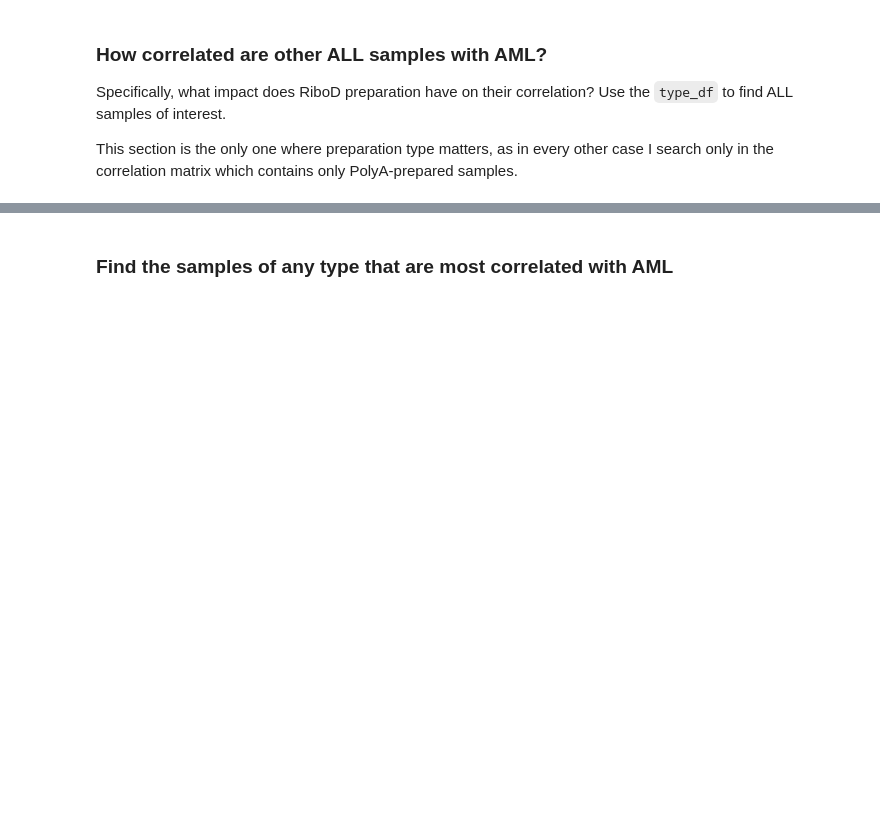
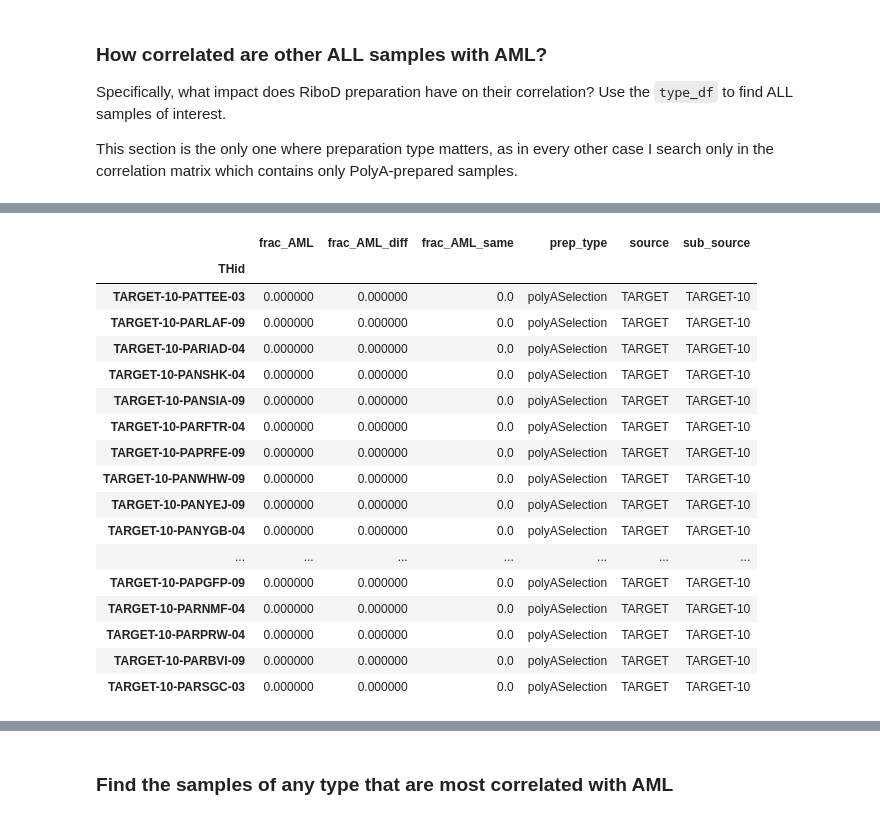
Before and after one commit to KellerJordan/TURG-Research, a Jupyter notebook: Analysis.ipynb, the cells around one changed output, grey strips where cells are left out. Saved outputs shown, nothing was run; the diff lists cells and outputs as text; code cells hidden in the pictures; blank space fills up the shorter version.

```diff
--- a/Analysis.ipynb
+++ b/Analysis.ipynb
@@ -76,0 +129,21 @@ This section is the only one where preparation type matters, as in every other c
+# %%
+samples_df.loc[samples_df['source'] == 'TARGET'].sort_values(by=['frac_AML_same'], ascending=True).head(20)
+# %% [output]
+|  | frac_AML | frac_AML_diff | frac_AML_same | prep_type | source | sub_source |
+| THid |  |  |  |  |  |  |
+| TARGET-10-PATTEE-03 | 0.000000 | 0.000000 | 0.0 | polyASelection | TARGET | TARGET-10 |
+| TARGET-10-PARLAF-09 | 0.000000 | 0.000000 | 0.0 | polyASelection | TARGET | TARGET-10 |
+| TARGET-10-PARIAD-04 | 0.000000 | 0.000000 | 0.0 | polyASelection | TARGET | TARGET-10 |
+| TARGET-10-PANSHK-04 | 0.000000 | 0.000000 | 0.0 | polyASelection | TARGET | TARGET-10 |
+| TARGET-10-PANSIA-09 | 0.000000 | 0.000000 | 0.0 | polyASelection | TARGET | TARGET-10 |
+| TARGET-10-PARFTR-04 | 0.000000 | 0.000000 | 0.0 | polyASelection | TARGET | TARGET-10 |
+| TARGET-10-PAPRFE-09 | 0.000000 | 0.000000 | 0.0 | polyASelection | TARGET | TARGET-10 |
+| TARGET-10-PANWHW-09 | 0.000000 | 0.000000 | 0.0 | polyASelection | TARGET | TARGET-10 |
+| TARGET-10-PANYEJ-09 | 0.000000 | 0.000000 | 0.0 | polyASelection | TARGET | TARGET-10 |
+| TARGET-10-PANYGB-04 | 0.000000 | 0.000000 | 0.0 | polyASelection | TARGET | TARGET-10 |
+| ... | ... | ... | ... | ... | ... | ... |
+| TARGET-10-PAPGFP-09 | 0.000000 | 0.000000 | 0.0 | polyASelection | TARGET | TARGET-10 |
+| TARGET-10-PARNMF-04 | 0.000000 | 0.000000 | 0.0 | polyASelection | TARGET | TARGET-10 |
+| TARGET-10-PARPRW-04 | 0.000000 | 0.000000 | 0.0 | polyASelection | TARGET | TARGET-10 |
+| TARGET-10-PARBVI-09 | 0.000000 | 0.000000 | 0.0 | polyASelection | TARGET | TARGET-10 |
+| TARGET-10-PARSGC-03 | 0.000000 | 0.000000 | 0.0 | polyASelection | TARGET | TARGET-10 |
```
Also changed, not shown: parts of 12 cells of this notebook, 6 other files.
